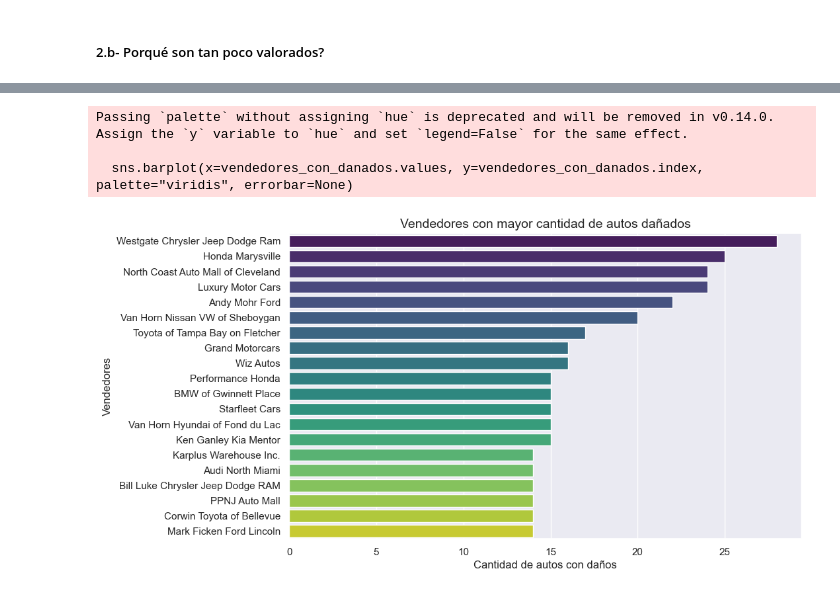
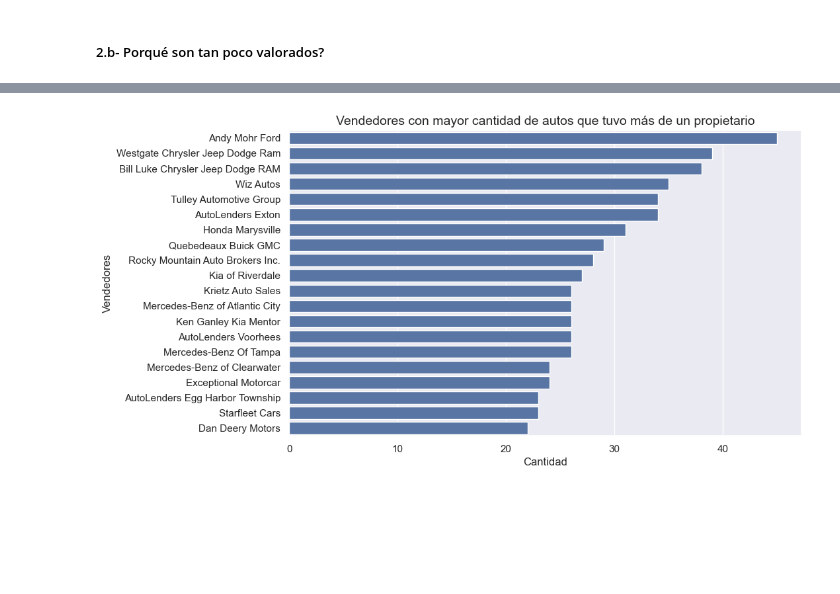
Before and after one commit to emalincic/Primer_Entrega_DS2, a Jupyter notebook: Asistencia_precios.ipynb, the cells around one changed output, grey strips where cells are left out. Saved outputs shown, nothing was run; the diff lists cells and outputs as text; code cells hidden in the pictures; blank space fills up the shorter version.

```diff
--- a/Asistencia_precios.ipynb
+++ b/Asistencia_precios.ipynb
@@ -372,14 +388,11 @@ Passing `palette` without assigning `hue` is deprecated and will be removed in v
 # %%
 plt.figure(figsize=(10, 6))
-autos_danados = data[data["DañosoAccidentes"] == 1]
+autos_danados = data[data["PrimerPrpietario"] == 0]
 vendedores_con_danados = autos_danados["Vendedor"].value_counts().head(20)
-sns.barplot(x=vendedores_con_danados.values, y=vendedores_con_danados.index, palette="viridis", errorbar=None)
-plt.title("Vendedores con mayor cantidad de autos dañados", fontsize=14)
-plt.xlabel("Cantidad de autos con daños")
+sns.barplot(x=vendedores_con_danados.values, y=vendedores_con_danados.index, errorbar=None)
+plt.title("Vendedores con mayor cantidad de autos que tuvo más de un propietario", fontsize=14)
+plt.xlabel("Cantidad")
 plt.ylabel("Vendedores")
 plt.show()
 # %% [output]
-Passing `palette` without assigning `hue` is deprecated and will be removed in v0.14.0. Assign the `y` variable to `hue` and set `legend=False` for the same effect.
-
-  sns.barplot(x=vendedores_con_danados.values, y=vendedores_con_danados.index, palette="viridis", errorbar=None)
-[figure, old version]
+[figure, new version]
```
Also changed, not shown: parts of 6 cells of this notebook, 1 other file.
